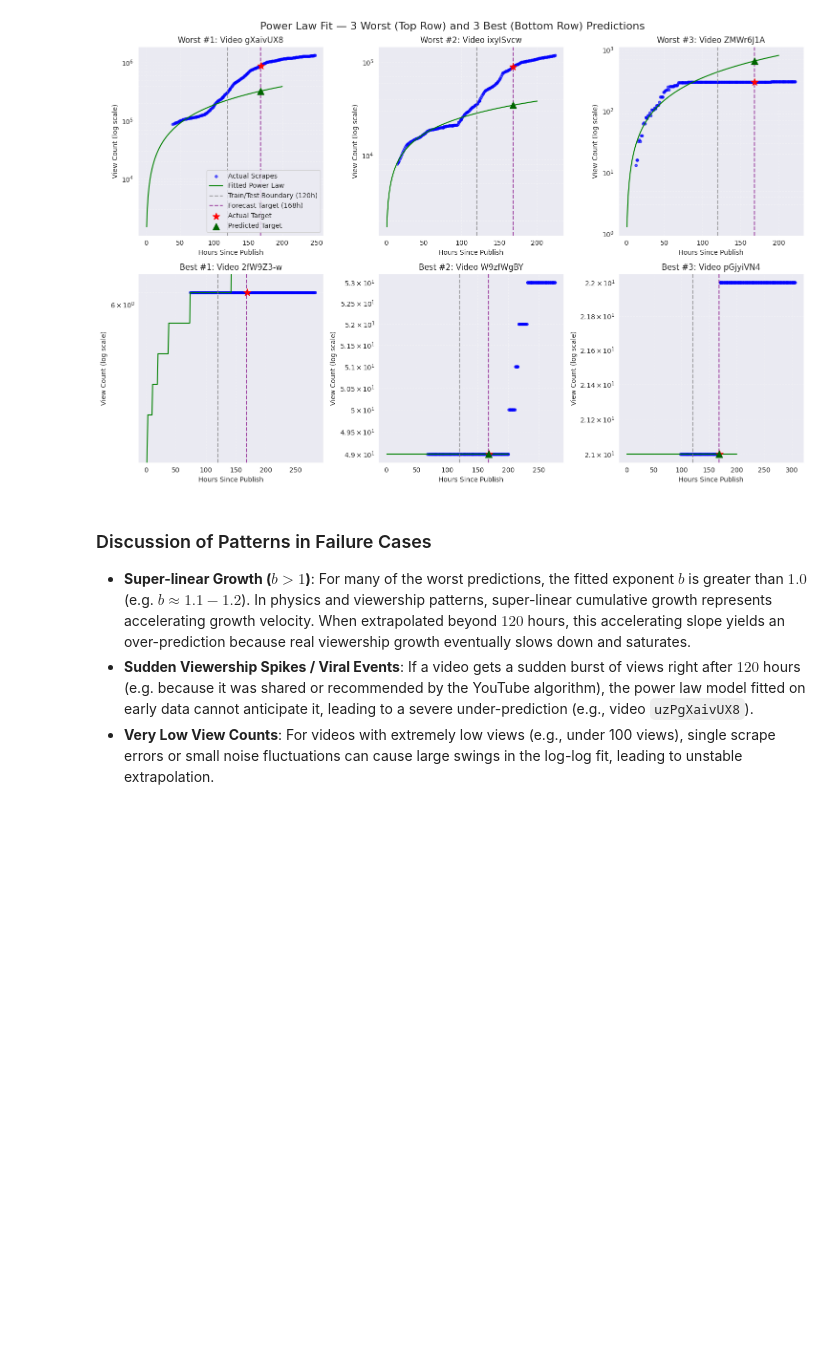
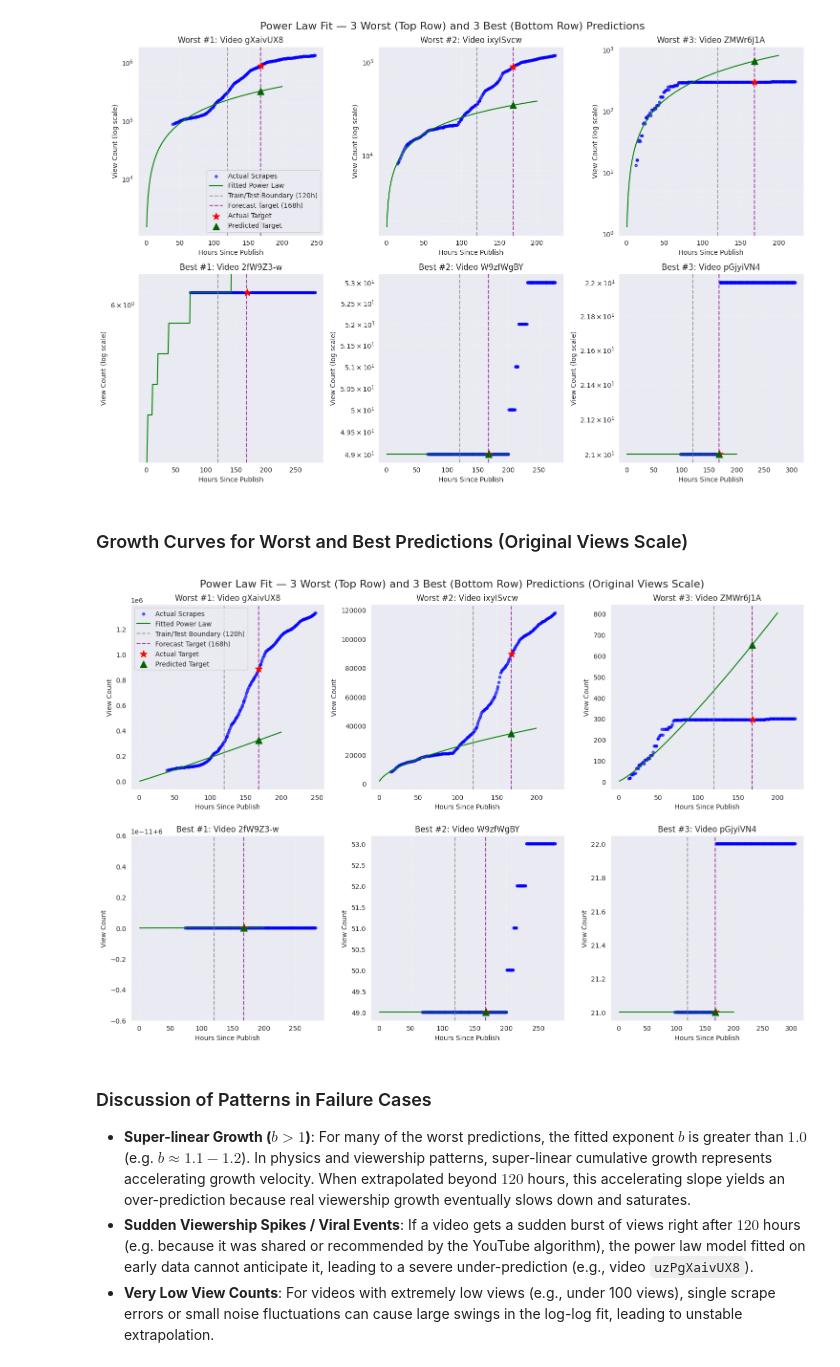
Before and after one commit to Manuja-Ranathunga/TrendCast, a Jupyter notebook: models/power_law_baseline.ipynb, the cells around one changed output. Drawn from its saved outputs; the diff is of its cells as text; code cells hidden in the pictures; blank space fills up the shorter version.

```diff
--- a/models/power_law_baseline.ipynb
+++ b/models/power_law_baseline.ipynb
@@ -666,6 +702,54 @@ RKaPinHXA38        3077.0      3076.566063 0.999859  2.621869e-02            51
 vug26HKBG6M       28885.0     28891.283462 1.000218  6.807192e-03            26       118.844677
 AWuX_RL2ifk       24887.0     24893.493528 1.000261  1.875813e-03            19       119.247480
 [figure]
+# %% [markdown]
+### Growth Curves for Worst and Best Predictions (Original Views Scale)
+# %%
+# Re-plot growth curves for 3 worst and 3 best predictions side by side (Original Views Scale)
+
+fig, axes = plt.subplots(2, 3, figsize=(15, 10))
+axes = axes.flatten()
+
+for i, vid in enumerate(selected_vids):
+    ax = axes[i]
+    vid_data = ts_eligible[ts_eligible['video_id'] == vid]
+    row_info = results_df[results_df['video_id'] == vid].iloc[0]
+
+    # Scatter actual points
+    ax.scatter(vid_data['hours_since_publish'], vid_data['view_count'], label='Actual Scrapes', color='blue', alpha=0.6, s=15)
+
+    # Fitted power law line (views_smooth is already in original scale)
+    hours_smooth = np.linspace(1, 200, 200)
+    views_smooth = np.exp(row_info['b'] * np.log(hours_smooth) + row_info['log_a'])
+    ax.plot(hours_smooth, views_smooth, label='Fitted Power Law', color='green')
+
+    # Boundary and target lines
+    ax.axvline(x=120, color='gray', linestyle='--', alpha=0.7, label='Train/Test Boundary (120h)')
+    ax.axvline(x=168, color='purple', linestyle='--', alpha=0.7, label='Forecast Target (168h)')
+
+    # Actual target
+    target_scrapes = vid_data[vid_data['hours_since_publish'] >= 168]
+    closest_target_idx = (target_scrapes['hours_since_publish'] - 168).abs().idxmin()
+    target_row = target_scrapes.loc[closest_target_idx]
+
+    ax.scatter(target_row['hours_since_publish'], target_row['view_count'], color='red', marker='*', s=120, zorder=5, label='Actual Target')
+    ax.scatter(168.0, row_info['predicted_views'], color='darkgreen', marker='^', s=100, zorder=5, label='Predicted Target')
+
+    # DO NOT SET Y-SCALE TO LOG for this plot
+    ax.set_xlabel('Hours Since Publish')
+    ax.set_ylabel('View Count')
+
+    label_type = "Worst" if i < 3 else "Best"
+    ax.set_title(f"{label_type} #{i%3+1}: Video {vid[-8:]}")
+    ax.grid(True, which="both", linestyle='--', alpha=0.3)
+    if i == 0:
+        ax.legend()
+
+plt.suptitle('Power Law Fit — 3 Worst (Top Row) and 3 Best (Bottom Row) Predictions (Original Views Scale)', fontsize=16)
+plt.tight_layout()
+plt.show()
+# %% [output]
+[figure, added]
 # %% [markdown]
 ### Discussion of Patterns in Failure Cases
 - **Super-linear Growth ($b > 1$)**: For many of the worst predictions, the fitted exponent $b$ is greater than $1.0$ (e.g. $b \approx 1.1 - 1.2$). In physics and viewership patterns, super-linear cumulative growth represents accelerating growth velocity. When extrapolated beyond $120$ hours, this accelerating slope yields an over-prediction because real viewership growth eventually slows down and saturates.
```
Also changed, not shown: parts of 5 cells of this notebook.
